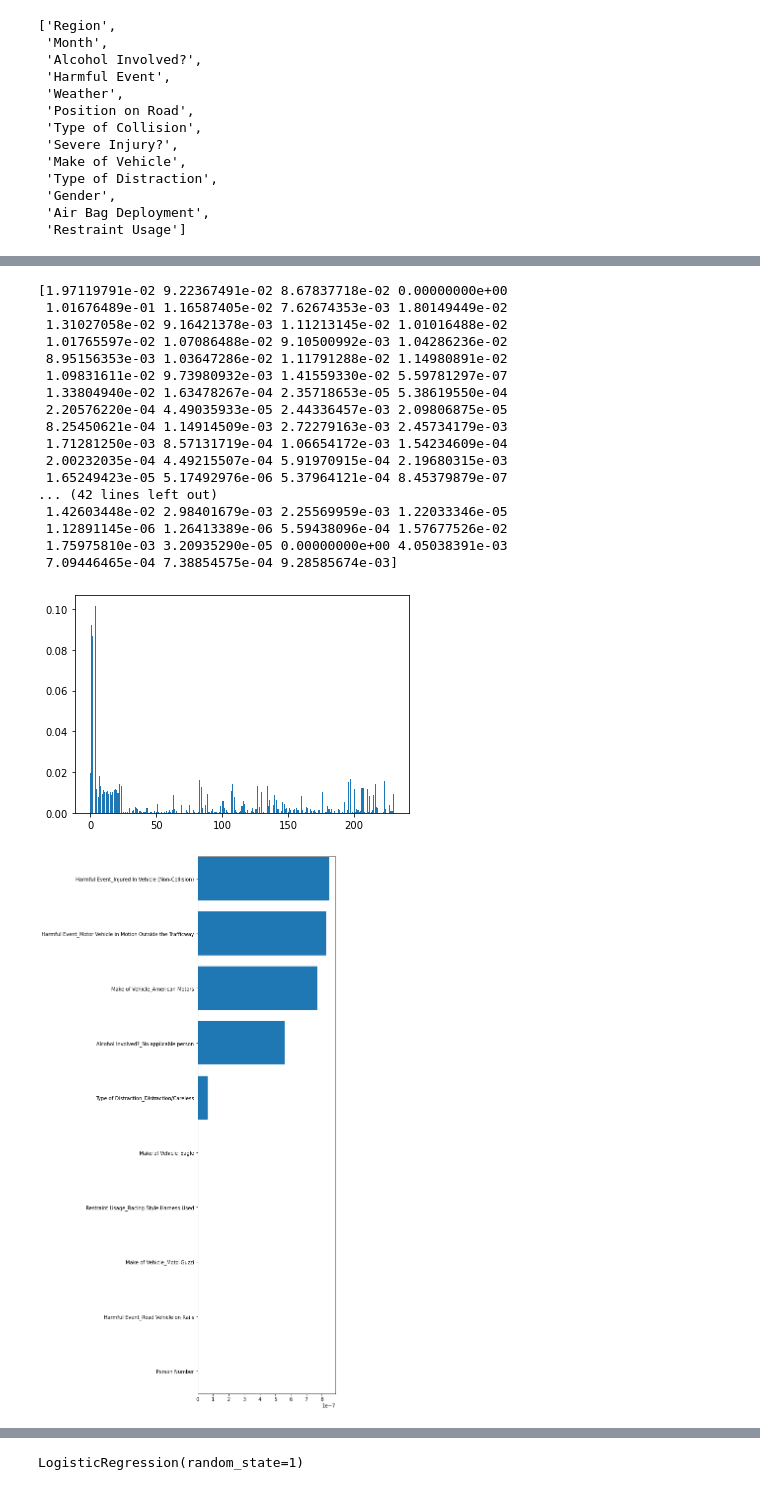
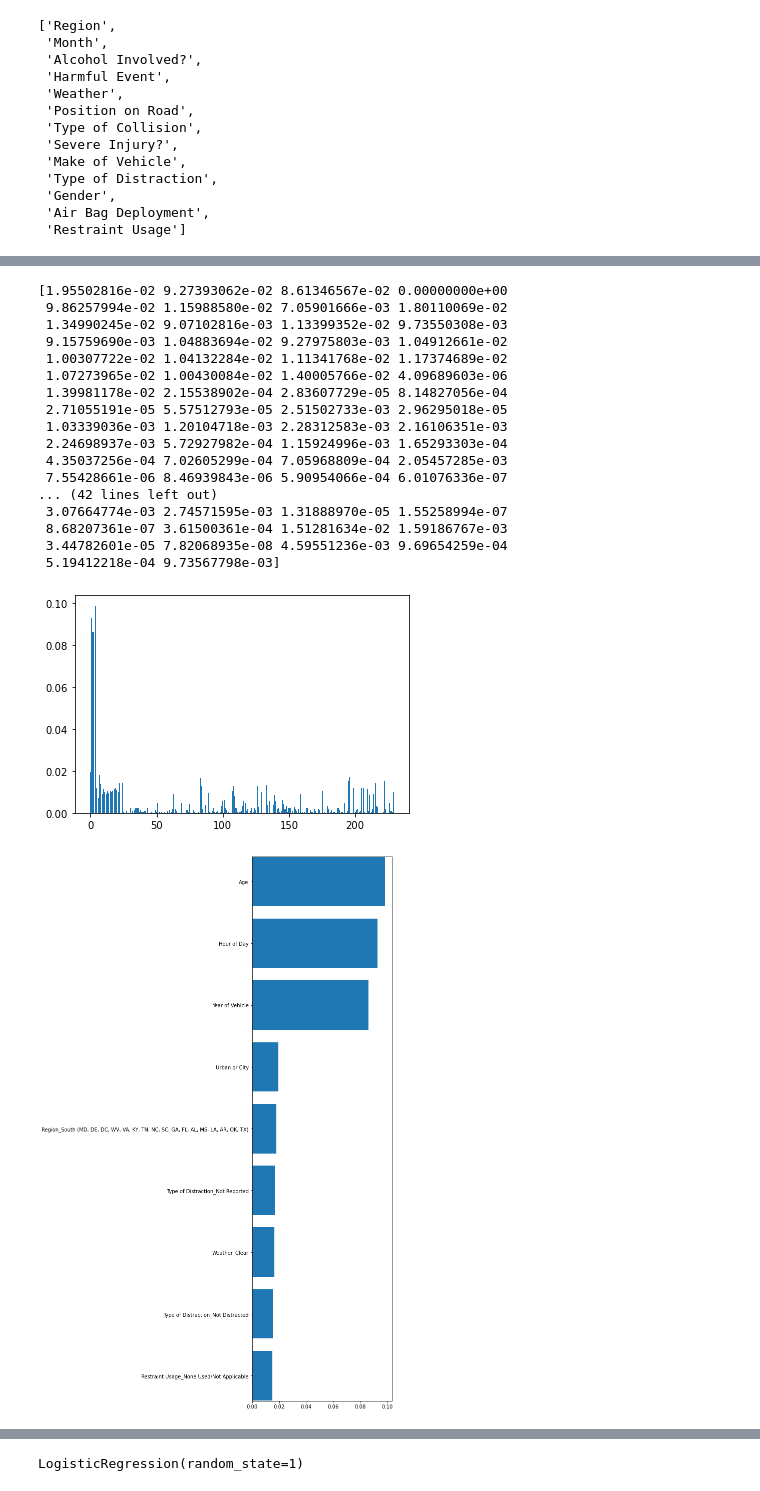
Before and after one commit to amburu4159/group-3-ku042021, a Jupyter notebook: MachineLearningModel.ipynb, the cells around one changed output, grey strips where cells are left out. Cells and saved outputs as stored; diff of their text form; code cells hidden in the pictures.

```diff
--- a/MachineLearningModel.ipynb
+++ b/MachineLearningModel.ipynb
@@ -295,6 +295,7 @@ Name: Age, Length: 109611, dtype: int64
 # %%
 #Remove rows with unreasonable vehicle years
 data_rename_df.drop(data_rename_df.index[data_rename_df['Year of Vehicle'] > 2025], inplace=True)
+data_rename_df.drop(data_rename_df.index[data_rename_df['Year of Vehicle'] < 1990], inplace=True)
 # %%
 data_rename_df
 # %% [output]
@@ -494,37 +495,37 @@ print(features1)
 plt.bar(x = range(len(features1)), height=features1)
 plt.show()
 # %% [output]
-[1.97119791e-02 9.22367491e-02 8.67837718e-02 0.00000000e+00
- 1.01676489e-01 1.16587405e-02 7.62674353e-03 1.80149449e-02
- 1.31027058e-02 9.16421378e-03 1.11213145e-02 1.01016488e-02
- 1.01765597e-02 1.07086488e-02 9.10500992e-03 1.04286236e-02
- 8.95156353e-03 1.03647286e-02 1.11791288e-02 1.14980891e-02
- 1.09831611e-02 9.73980932e-03 1.41559330e-02 5.59781297e-07
- 1.33804940e-02 1.63478267e-04 2.35718653e-05 5.38619550e-04
- 2.20576220e-04 4.49035933e-05 2.44336457e-03 2.09806875e-05
- 8.25450621e-04 1.14914509e-03 2.72279163e-03 2.45734179e-03
- 1.71281250e-03 8.57131719e-04 1.06654172e-03 1.54234609e-04
- 2.00232035e-04 4.49215507e-04 5.91970915e-04 2.19680315e-03
- 1.65249423e-05 5.17492976e-06 5.37964121e-04 8.45379879e-07
+[1.95502816e-02 9.27393062e-02 8.61346567e-02 0.00000000e+00
+ 9.86257994e-02 1.15988580e-02 7.05901666e-03 1.80110069e-02
+ 1.34990245e-02 9.07102816e-03 1.13399352e-02 9.73550308e-03
+ 9.15759690e-03 1.04883694e-02 9.27975803e-03 1.04912661e-02
+ 1.00307722e-02 1.04132284e-02 1.11341768e-02 1.17374689e-02
+ 1.07273965e-02 1.00430084e-02 1.40005766e-02 4.09689603e-06
+ 1.39981178e-02 2.15538902e-04 2.83607729e-05 8.14827056e-04
+ 2.71055191e-05 5.57512793e-05 2.51502733e-03 2.96295018e-05
+ 1.03339036e-03 1.20104718e-03 2.28312583e-03 2.16106351e-03
+ 2.24698937e-03 5.72927982e-04 1.15924996e-03 1.65293303e-04
+ 4.35037256e-04 7.02605299e-04 7.05968809e-04 2.05457285e-03
+ 7.55428661e-06 8.46939843e-06 5.90954066e-04 6.01076336e-07
 ... (42 lines left out)
- 1.42603448e-02 2.98401679e-03 2.25569959e-03 1.22033346e-05
- 1.12891145e-06 1.26413389e-06 5.59438096e-04 1.57677526e-02
- 1.75975810e-03 3.20935290e-05 0.00000000e+00 4.05038391e-03
- 7.09446465e-04 7.38854575e-04 9.28585674e-03]
+ 3.07664774e-03 2.74571595e-03 1.31888970e-05 1.55258994e-07
+ 8.68207361e-07 3.61500361e-04 1.51281634e-02 1.59186767e-03
+ 3.44782601e-05 7.82068935e-08 4.59551236e-03 9.69654259e-04
+ 5.19412218e-04 9.73567798e-03]
-[figure, old version]
+[figure, new version]
 # %%
 # Use the following code to plot the most important features
-features = sorted(zip(X.columns, features1), key = lambda x: x[1])
+features = sorted(zip(X.columns, features1), key = lambda x: x[1])[221:231]
 cols = [f[0] for f in features]
 width = [f[1] for f in features]
 
 fig, ax = plt.subplots()
 
 fig.set_size_inches(5,20)
 plt.margins(y=0.001)
 
 ax.barh(y=cols, width=width)
 
 plt.show()
 # %% [output]
-[figure, old version]
+[figure, new version]
```
Also changed, not shown: parts of 25 cells of this notebook.
